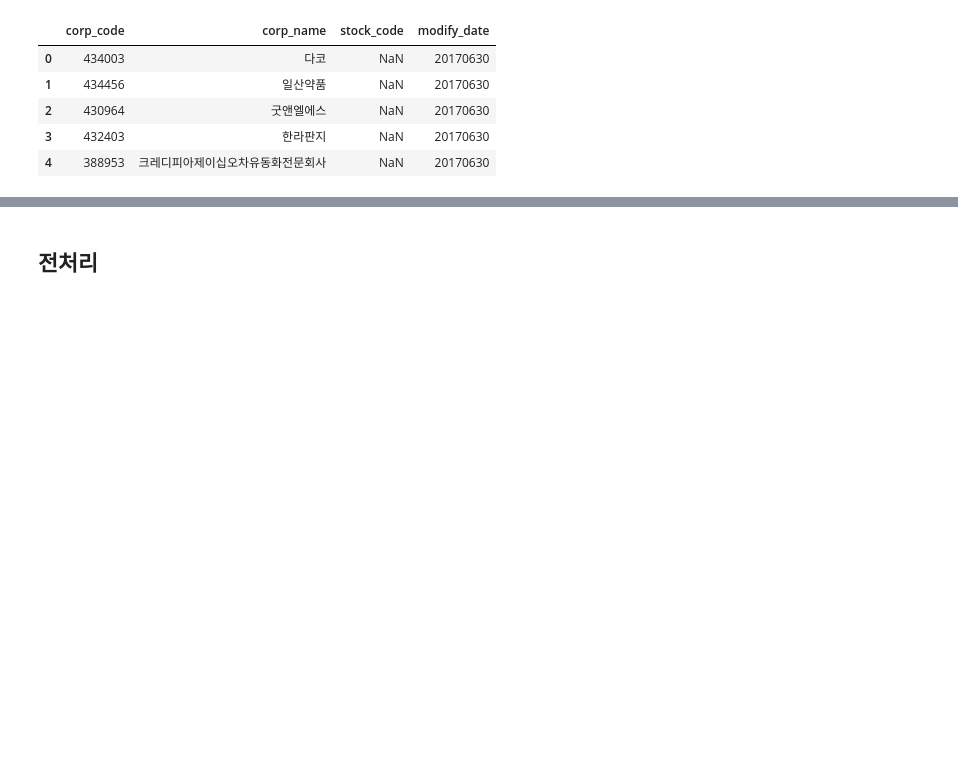
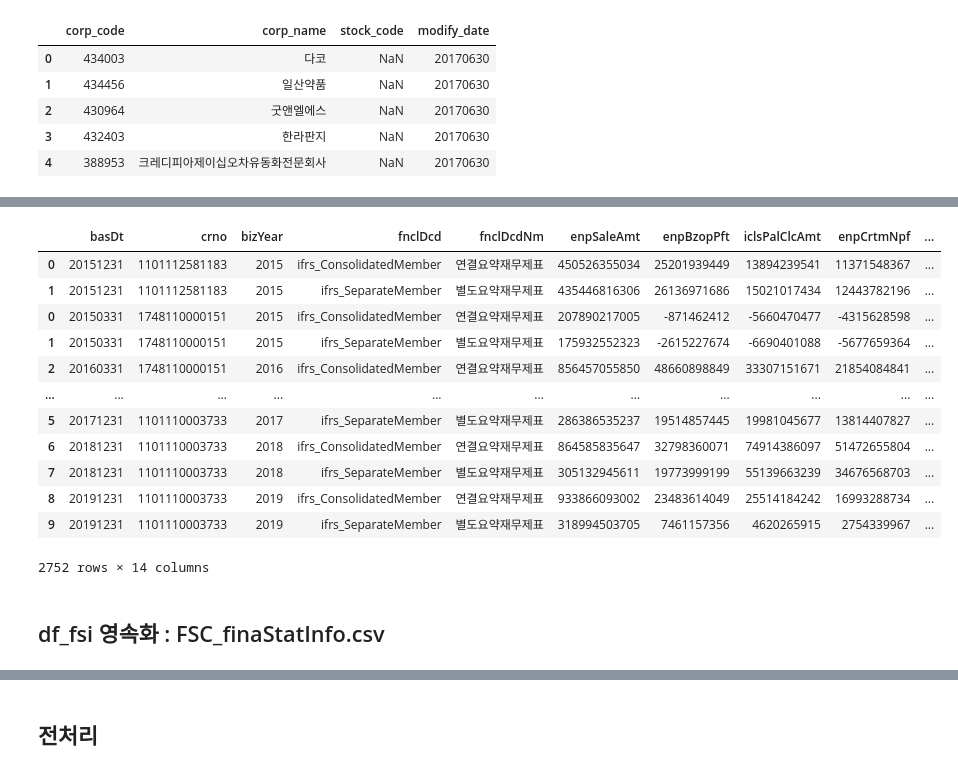
Before and after one commit to dkssudgb/ESG, a Jupyter notebook: dcdp/FSC_finaStatInfo.ipynb, the cells around one changed output, grey strips where cells are left out. Saved outputs shown, nothing was run; the diff lists cells and outputs as text; code cells hidden in the pictures; blank space fills up the shorter version.

```diff
--- a/dcdp/FSC_finaStatInfo.ipynb
+++ b/dcdp/FSC_finaStatInfo.ipynb
@@ -56,0 +215,7 @@ df_cc.head()
+# %%
+df_cc = pd.read_csv(f"{data_path}DART_corpCode.csv", index_col=False)
+# code 글자수
+df_cc["corp_code"] = df_cc["corp_code"].astype(int).astype(str).apply(lambda x: x.zfill(8))
+df_cc["stock_code"] = df_cc["stock_code"].astype(int).astype(str).apply(lambda x: x.zfill(6))
+df_cc["jurir_no"] = df_cc["jurir_no"].astype(str).apply(lambda x: x.zfill(13))
+df_cc
@@ -56,0 +236,53 @@ df_cc.head()
+# %%
+# 함수
+def Get_FinaStatInfo(
+    crno,
+    authKey,
+    bizYear="",
+    numOfRows="",
+    pageNo="",
+    url="http://apis.data.go.kr/1160100/service/GetFinaStatInfoService/getSummFinaStat",
+):
+
+    params = {
+        "serviceKey": authKey,
+        "numOfRows": numOfRows,
+        "pageNo": numOfRows,
+        "resultType": "json",
+        "crno": crno,
+        "bizYear": bizYear,
+    }
+
+    response = requests.get(url, params=params)
+    time.sleep(0.01)
+
+    if response.status_code == 200:
+        return response.json()["response"]["body"]["items"]["item"]
+
+    else:
+        print(response.status_code)
+# %%
+df_fsi = pd.DataFrame()
+
+for jurirNo in tqdm(df_cc["jurir_no"].values[:]):
+    data_json = Get_FinaStatInfo(jurirNo, authKey=authKey_fscfsi)
+    tmp = pd.json_normalize(data_json)
+    df_fsi = pd.concat([df_fsi, tmp], axis=0, sort=False)
+
+df_fsi
+# %% [output]
+|  | basDt | crno | bizYear | fnclDcd | fnclDcdNm | enpSaleAmt | enpBzopPft | iclsPalClcAmt | enpCrtmNpf | ... |
+| 0 | 20151231 | 1101112581183 | 2015 | ifrs_ConsolidatedMember | 연결요약재무제표 | 450526355034 | 25201939449 | 13894239541 | 11371548367 | ... |
+| 1 | 20151231 | 1101112581183 | 2015 | ifrs_SeparateMember | 별도요약재무제표 | 435446816306 | 26136971686 | 15021017434 | 12443782196 | ... |
+| 0 | 20150331 | 1748110000151 | 2015 | ifrs_ConsolidatedMember | 연결요약재무제표 | 207890217005 | -871462412 | -5660470477 | -4315628598 | ... |
+| 1 | 20150331 | 1748110000151 | 2015 | ifrs_SeparateMember | 별도요약재무제표 | 175932552323 | -2615227674 | -6690401088 | -5677659364 | ... |
+| 2 | 20160331 | 1748110000151 | 2016 | ifrs_ConsolidatedMember | 연결요약재무제표 | 856457055850 | 48660898849 | 33307151671 | 21854084841 | ... |
+| ... | ... | ... | ... | ... | ... | ... | ... | ... | ... | ... |
+| 5 | 20171231 | 1101110003733 | 2017 | ifrs_SeparateMember | 별도요약재무제표 | 286386535237 | 19514857445 | 19981045677 | 13814407827 | ... |
+| 6 | 20181231 | 1101110003733 | 2018 | ifrs_ConsolidatedMember | 연결요약재무제표 | 864585835647 | 32798360071 | 74914386097 | 51472655804 | ... |
+| 7 | 20181231 | 1101110003733 | 2018 | ifrs_SeparateMember | 별도요약재무제표 | 305132945611 | 19773999199 | 55139663239 | 34676568703 | ... |
+| 8 | 20191231 | 1101110003733 | 2019 | ifrs_ConsolidatedMember | 연결요약재무제표 | 933866093002 | 23483614049 | 25514184242 | 16993288734 | ... |
+| 9 | 20191231 | 1101110003733 | 2019 | ifrs_SeparateMember | 별도요약재무제표 | 318994503705 | 7461157356 | 4620265915 | 2754339967 | ... |
+2752 rows × 14 columns
+# %% [markdown]
+## df_fsi 영속화 : FSC_finaStatInfo.csv
```
Also changed, not shown: parts of 43 cells of this notebook, 3 other files.
